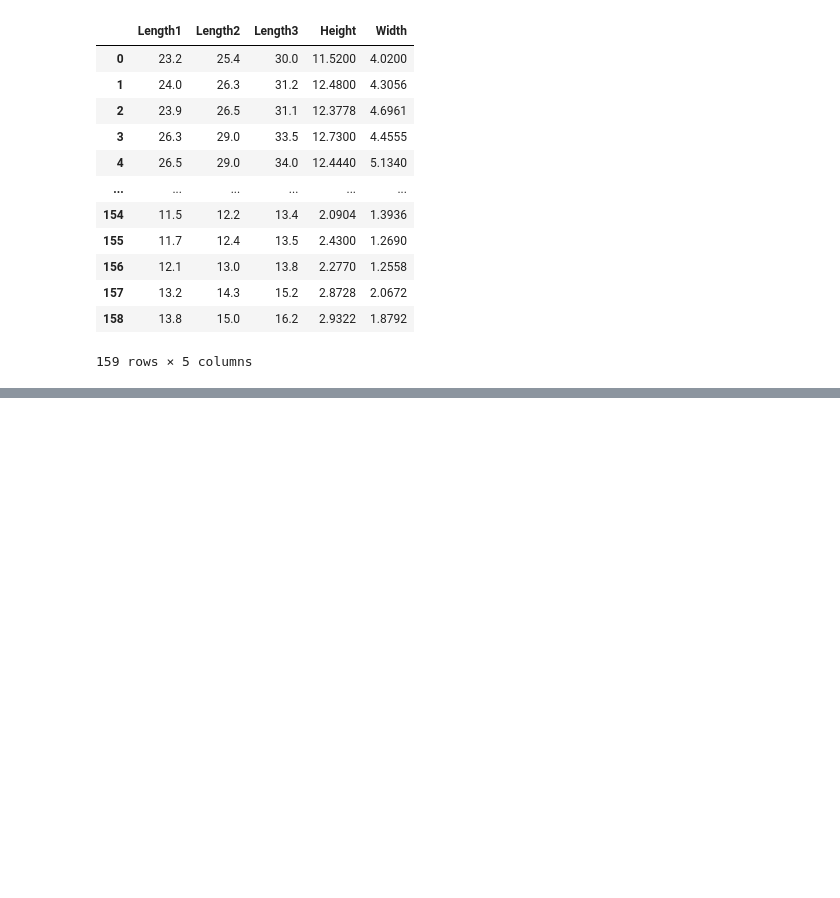
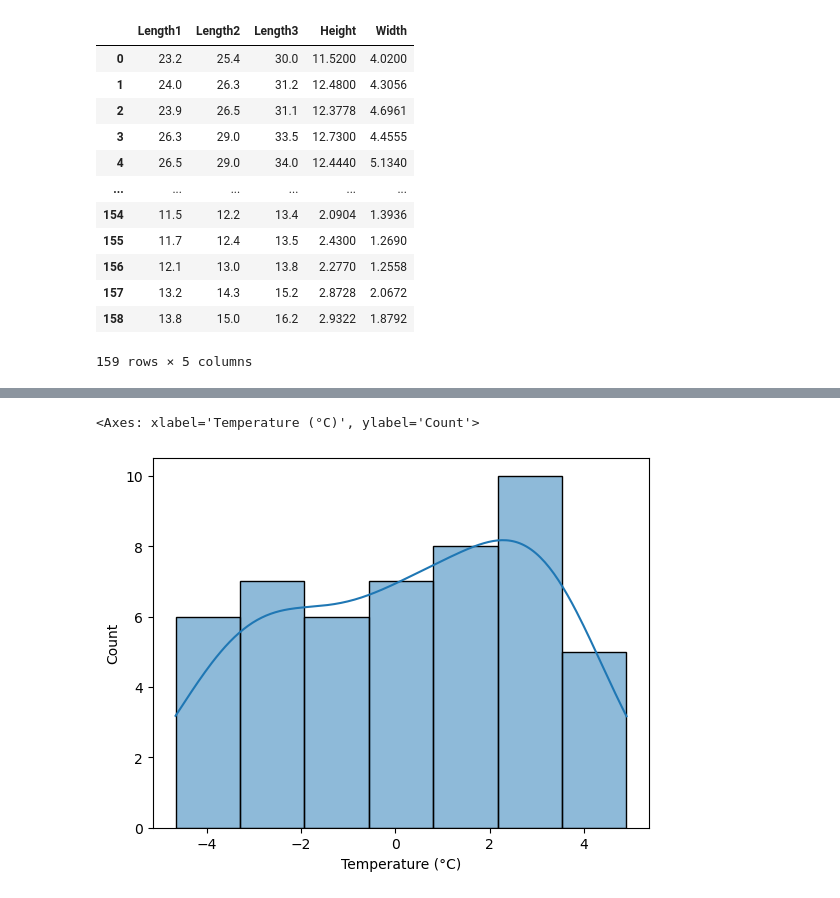
Before and after one commit to prathamshah19102006/PYTHON-II-T-2, a Jupyter notebook: Untitled.ipynb, the cells around one changed output, grey strips where cells are left out. Saved outputs shown, nothing was run; the diff lists cells and outputs as text; code cells hidden in the pictures; blank space fills up the shorter version.

```diff
--- a/Untitled.ipynb
+++ b/Untitled.ipynb
@@ -298,0 +310,3 @@ x
+# %%
+df=pd.read_csv('Ice_cream selling data.csv')
+print(df)
@@ -298,0 +331,5 @@ x
+# %%
+sns.histplot(data=df,x='Temperature (°C)',kde=True)
+# %% [output]
+<Axes: xlabel='Temperature (°C)', ylabel='Count'>
+[figure, added]
```
Also changed, not shown: parts of 21 cells of this notebook.
